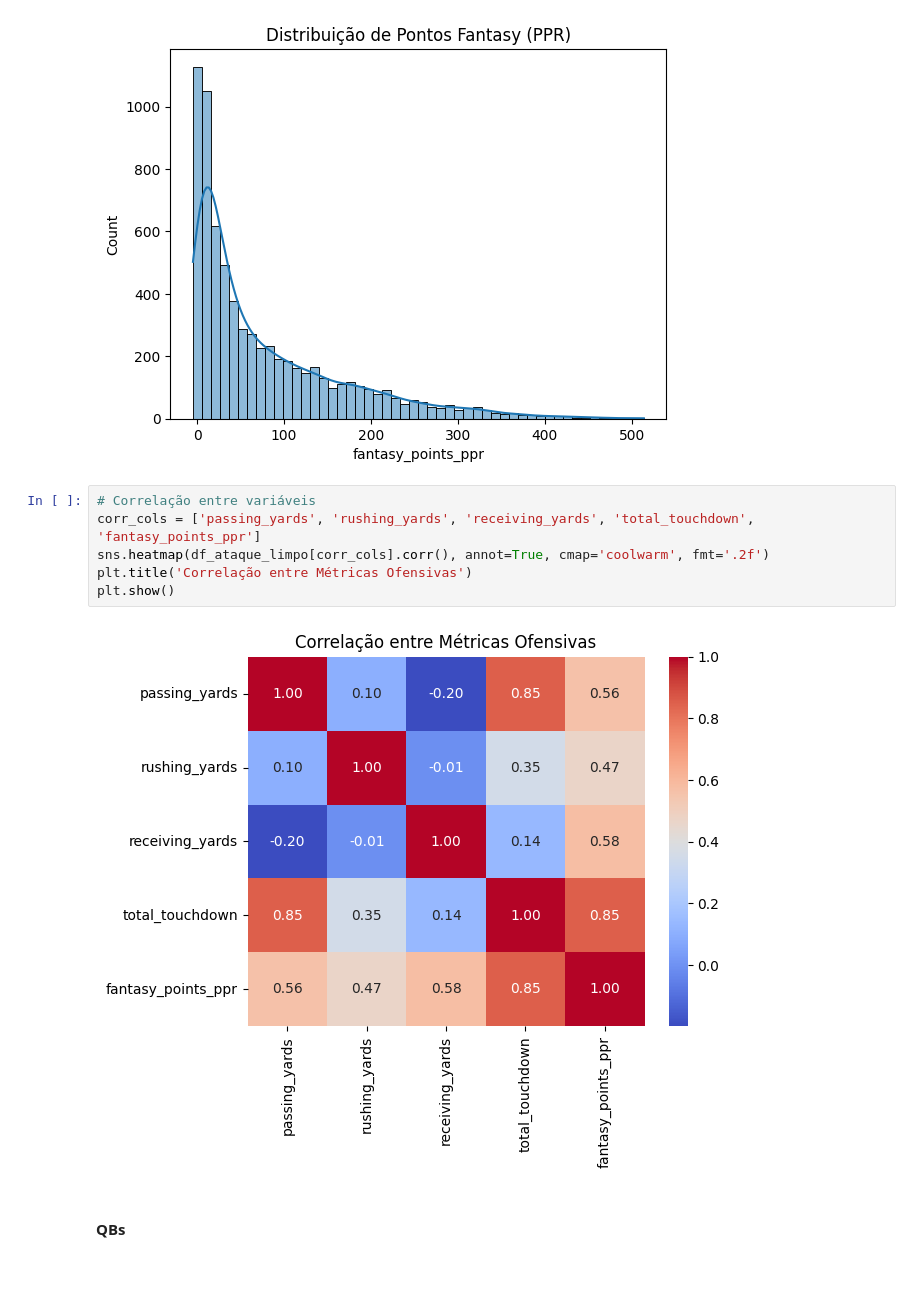
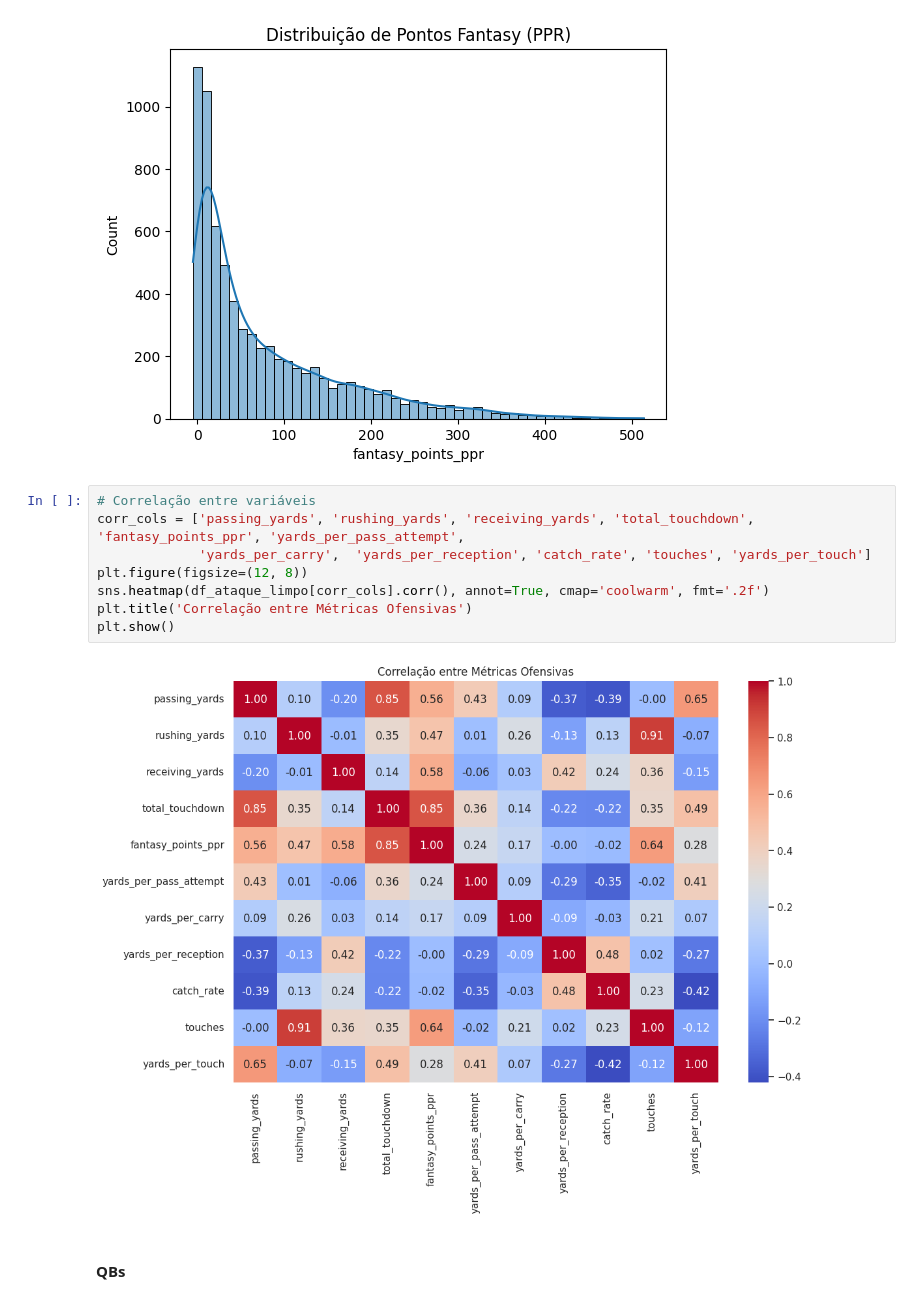
Before and after one commit to CarlosSotero/NFL_Stats_Players, a Jupyter notebook: NFL_Moderna.ipynb, the cells around one changed output. Drawn from its saved outputs; the diff is of its cells as text; blank space fills up the shorter version.

```diff
--- a/NFL_Moderna.ipynb
+++ b/NFL_Moderna.ipynb
@@ -442,12 +456,14 @@ plt.show()
 [figure]
 # %%
 # Correlação entre variáveis
-corr_cols = ['passing_yards', 'rushing_yards', 'receiving_yards', 'total_touchdown', 'fantasy_points_ppr']
+corr_cols = ['passing_yards', 'rushing_yards', 'receiving_yards', 'total_touchdown', 'fantasy_points_ppr', 'yards_per_pass_attempt',
+             'yards_per_carry',  'yards_per_reception', 'catch_rate', 'touches', 'yards_per_touch']
+plt.figure(figsize=(12, 8))
 sns.heatmap(df_ataque_limpo[corr_cols].corr(), annot=True, cmap='coolwarm', fmt='.2f')
 plt.title('Correlação entre Métricas Ofensivas')
 plt.show()
 # %% [output]
-[figure, old version]
+[figure, new version]
 # %% [markdown]
 #### **QBs**
 # %%
```
Also changed, not shown: parts of 15 cells of this notebook.
